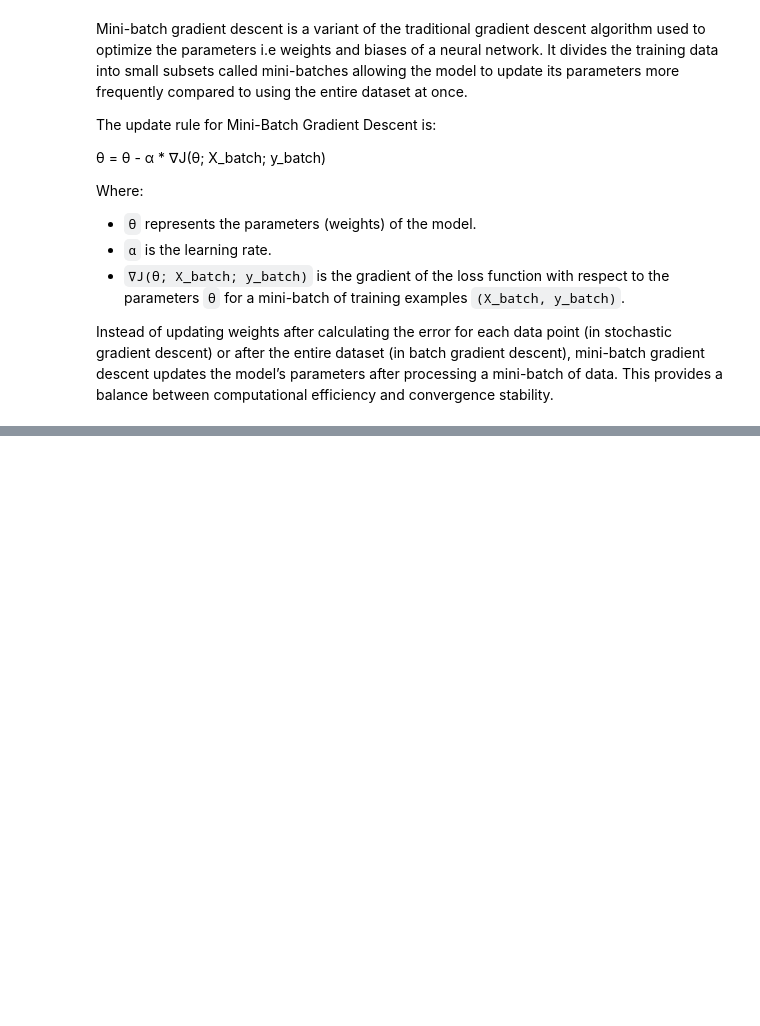
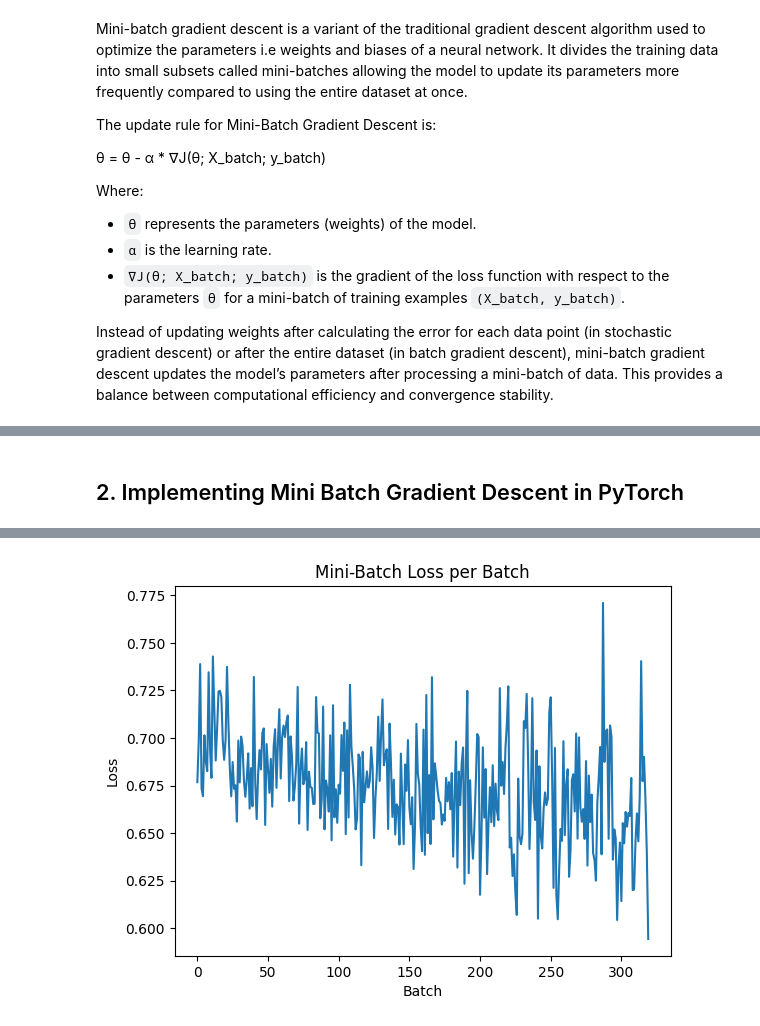
Before and after one commit to itsluckysharma01/Applied-Python-for-AI-ML-DL, a Jupyter notebook: L09_Stochastic_Gradient_Descent_(SGD).ipynb, the cells around one changed output, grey strips where cells are left out. Saved outputs shown, nothing was run; the diff lists cells and outputs as text; code cells hidden in the pictures; blank space fills up the shorter version.

```diff
--- a/L09_Stochastic_Gradient_Descent_(SGD).ipynb
+++ b/L09_Stochastic_Gradient_Descent_(SGD).ipynb
@@ -143,0 +221,53 @@ Instead of updating weights after calculating the error for each data point (in
+# %% [markdown]
+## 2. Implementing Mini Batch Gradient Descent in PyTorch
+# %%
+import torch
+import torch.nn as nn
+import torch.optim as optim
+from torch.utils.data import DataLoader, TensorDataset
+import matplotlib.pyplot as plt
+
+X_train = torch.randn(1000, 20)
+y_train = torch.randint(0, 2, (1000, 1)).float()
+
+class SimpleNN(nn.Module):
+    def __init__(self):
+        super(SimpleNN, self).__init__()
+        self.fc1 = nn.Linear(20, 64)
+        self.fc2 = nn.Linear(64, 1)
+
+    def forward(self, x):
+        x = torch.relu(self.fc1(x))
+        x = torch.sigmoid(self.fc2(x))
+        return x
+
+model = SimpleNN()
+
+criterion = nn.BCELoss()
+optimizer = optim.Adam(model.parameters(), lr=0.001)
+
+dataset = TensorDataset(X_train, y_train)
+train_loader = DataLoader(dataset, batch_size=32, shuffle=True)
+
+batch_losses = []
+epochs = 10
+
+for epoch in range(epochs):
+    for batch_X, batch_y in train_loader:
+        outputs = model(batch_X)
+        loss = criterion(outputs, batch_y)
+
+        optimizer.zero_grad()
+        loss.backward()
+        optimizer.step()
+
+        batch_losses.append(loss.item())
+
+    print(f"Epoch [{epoch+1}/{epochs}], Loss: {loss.item():.4f}")
+
+plt.plot(batch_losses)
+plt.xlabel('Batch')
+plt.ylabel('Loss')
+plt.title('Mini-Batch Loss per Batch')
+plt.show()
+# %% [output]
@@ -143,0 +284 @@ Instead of updating weights after calculating the error for each data point (in
+[figure, added]
```
Also changed, not shown: parts of 3 cells of this notebook.
